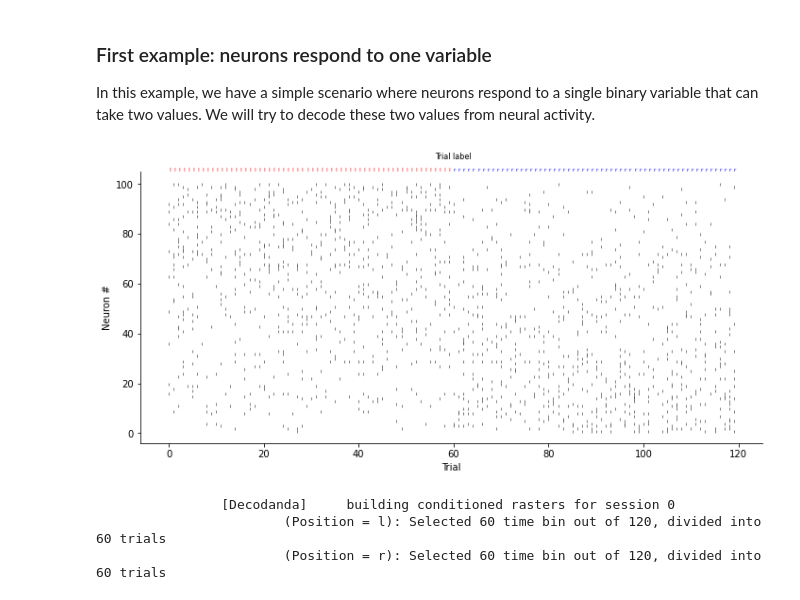
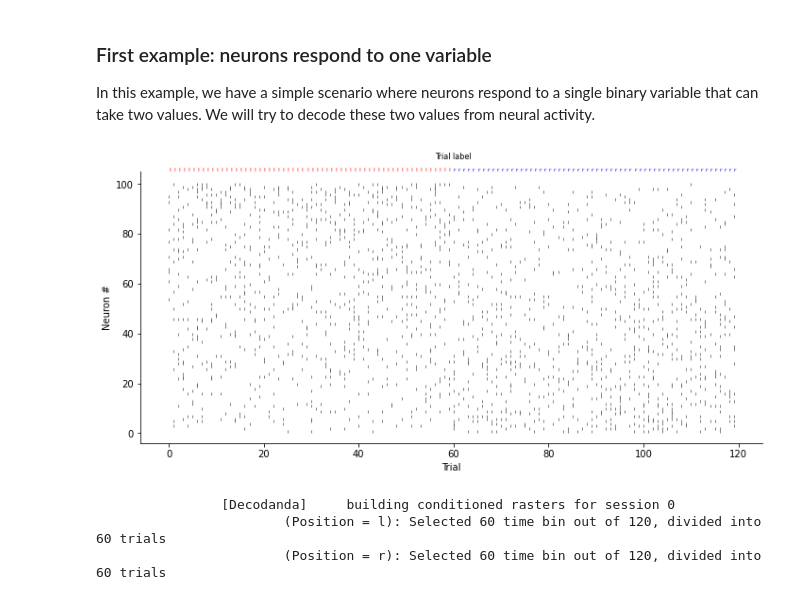
Before and after one commit to lposani/decodanda, a Jupyter notebook: examples.ipynb, the cells around one changed output. Saved outputs shown, nothing was run; the diff lists cells and outputs as text; code cells hidden in the pictures.

```diff
--- a/examples.ipynb
+++ b/examples.ipynb
@@ -17,17 +17,17 @@ In this example, we have a simple scenario where neurons respond to a single bin
 # %%
 # let's create some data that responds to a binary variable
 
-activity, labels = generate_AB_activity(n_neurons=100, n_trials=120, separation=2.0, labelA='l', labelB='r')
+activity, labels = generate_AB_activity(n_neurons=100, n_trials=120, separation=1.5, labelA='l', labelB='r')
 
 visualize_AB_activity(labels, activity)
 
 session_0 = {
     'Neural Data': activity,
     'Position': labels,
     'Trial Number': np.arange(len(labels))     # specifying that each vector is an independent trial that we can use for decoding
 }
 # %% [output]
-[figure, old version]
+[figure, new version]
 # %%
 # Create a decodanda object by applying these conditions to the data
 
```
Also changed, not shown: parts of 2 cells of this notebook.
